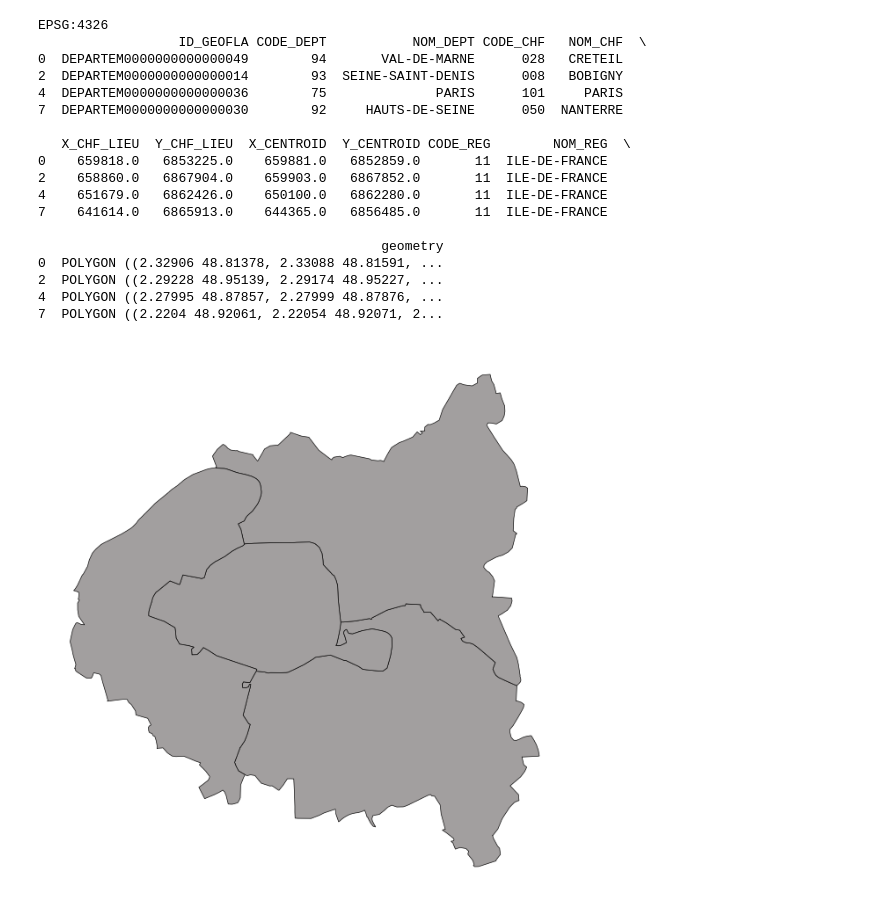
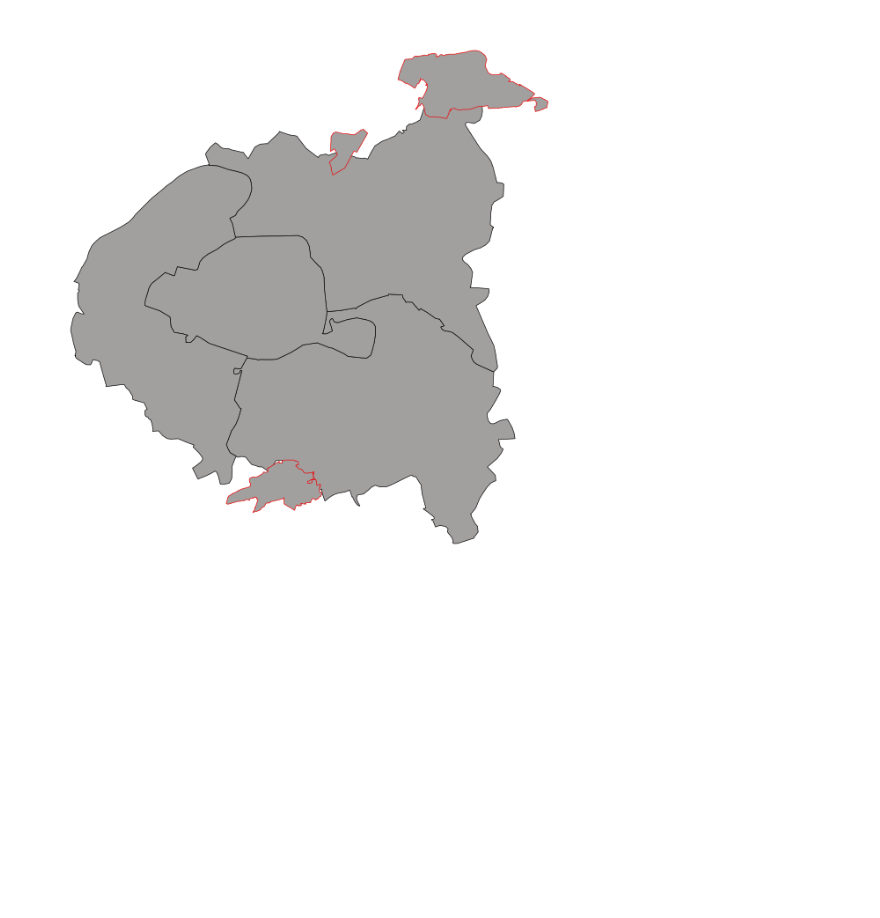
Before and after one commit to Somekindofa/airtracker_project_ILEMS, a Jupyter notebook: project.ipynb, the cells around one changed output. Saved outputs shown, nothing was run; the diff lists cells and outputs as text; code cells hidden in the pictures; blank space fills up the shorter version.

Commit message:
Load paths from .env, add runways

```diff
--- a/project.ipynb
+++ b/project.ipynb
@@ -1,35 +1,22 @@
 # %%
+import os
 import geopandas as gpd
 import matplotlib.pyplot as plt
+from dotenv import load_dotenv
 
-# Replace with the path to your .shp (the .dbf, .shx, .prj must sit next to it)
-gdf: gpd.GeoDataFrame = gpd.read_file("C:\\Users\\dupon\\kDrive\\MS - ENSTA\\Cours\\Cours Ensemble\\Prog Python\\pyclass\\labs\\adsb\\geoflar-departements\\geoflar-departements.shp").query("CODE_DEPT in ['94', '93', '92', '75']")
-gdf_airports: gpd.GeoDataFrame = gpd.read_file("C:\\Users\\dupon\\kDrive\\MS - ENSTA\\Cours\\Cours Ensemble\\Prog Python\\pyclass\\labs\\adsb\\geoflar-departements\\geoflar-departements.shp").query("CODE_DEPT in ['94', '93', '92', '75']")
+# Machine-specific paths live in .env (not committed to git)
+load_dotenv()
+gdf: gpd.GeoDataFrame = gpd.read_file(os.environ["URL_IDF"]).query("CODE_DEPT in ['94', '93', '92', '75']")
+gdf_airports: gpd.GeoDataFrame = gpd.read_file(os.environ["URL_AIRPORTS"])
 
 # Reproject to lat/lon so it matches ADS-B coordinates later
 gdf = gdf.to_crs(epsg=4326)
+gdf_airports = gdf_airports.to_crs(epsg=4326)
 
 fig, ax = plt.subplots(figsize=(8, 8))
 gdf.plot(ax=ax, color="#A29F9F", edgecolor="#0A0909", linewidth=0.5)
+gdf_airports.plot(ax=ax, color="#A29F9F", edgecolor="#EE0808", linewidth=0.5)
 ax.set_axis_off()
 plt.show()
 # %% [output]
-EPSG:4326
-                  ID_GEOFLA CODE_DEPT           NOM_DEPT CODE_CHF   NOM_CHF  \
-0  DEPARTEM0000000000000049        94       VAL-DE-MARNE      028   CRETEIL
-2  DEPARTEM0000000000000014        93  SEINE-SAINT-DENIS      008   BOBIGNY
-4  DEPARTEM0000000000000036        75              PARIS      101     PARIS
-7  DEPARTEM0000000000000030        92     HAUTS-DE-SEINE      050  NANTERRE
-
-   X_CHF_LIEU  Y_CHF_LIEU  X_CENTROID  Y_CENTROID CODE_REG        NOM_REG  \
-0    659818.0   6853225.0    659881.0   6852859.0       11  ILE-DE-FRANCE
-2    658860.0   6867904.0    659903.0   6867852.0       11  ILE-DE-FRANCE
-4    651679.0   6862426.0    650100.0   6862280.0       11  ILE-DE-FRANCE
-7    641614.0   6865913.0    644365.0   6856485.0       11  ILE-DE-FRANCE
-
-                                            geometry
-0  POLYGON ((2.32906 48.81378, 2.33088 48.81591, ...
-2  POLYGON ((2.29228 48.95139, 2.29174 48.95227, ...
-4  POLYGON ((2.27995 48.87857, 2.27999 48.87876, ...
-7  POLYGON ((2.2204 48.92061, 2.22054 48.92071, 2...
-[figure, old version]
+[figure, new version]
```
Also changed, not shown: 2 other files.
